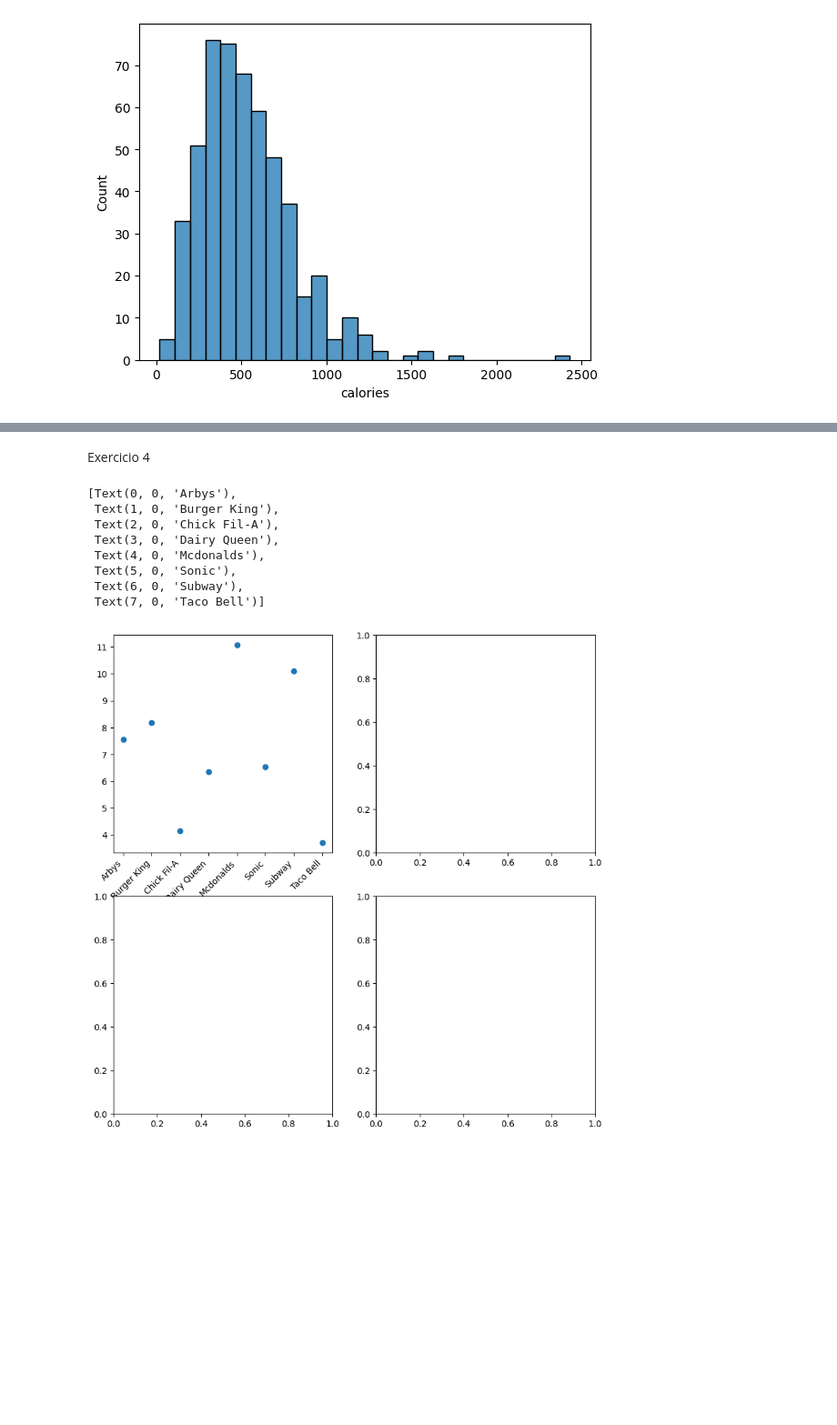
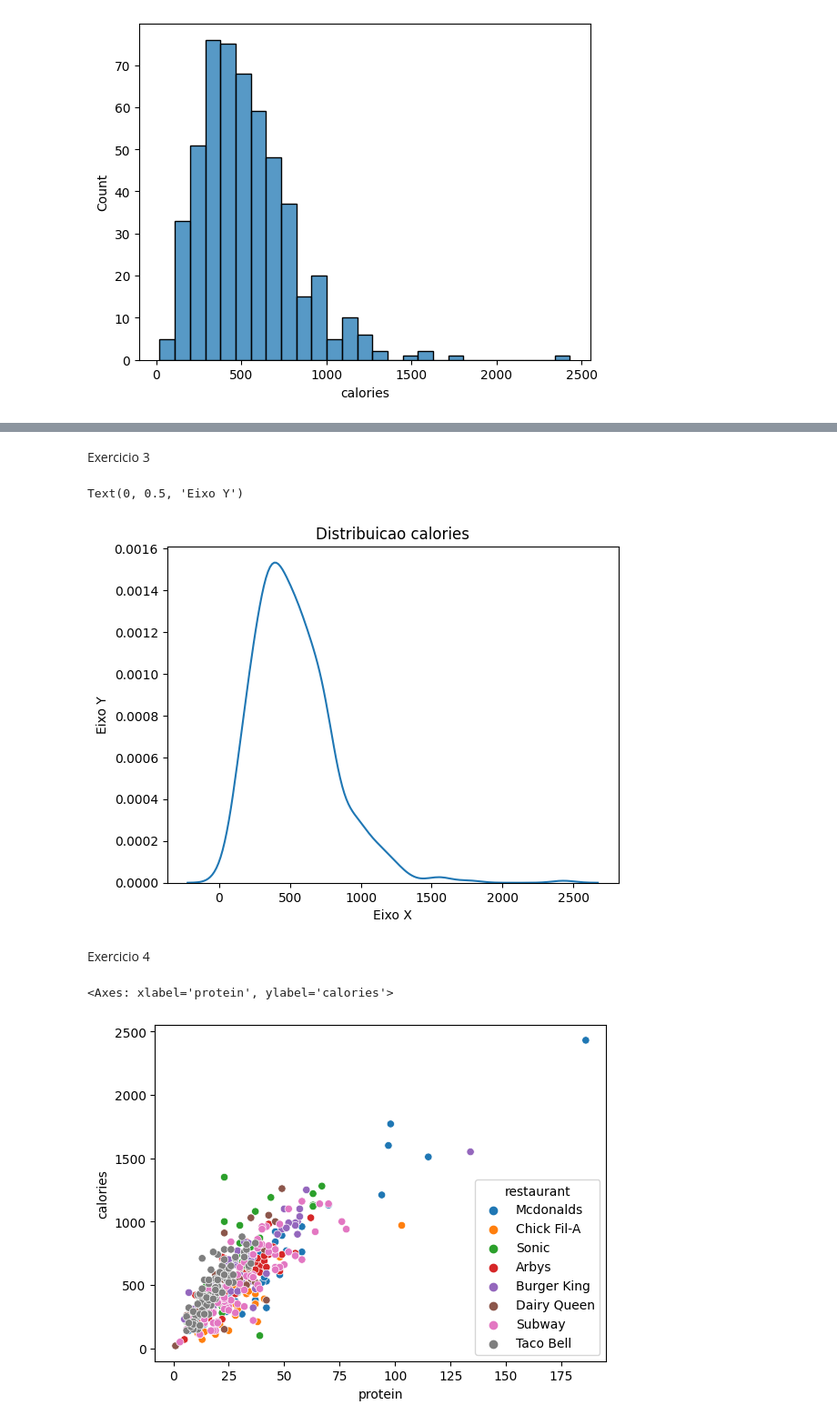
Before and after one commit to TgdaAlmeida/aula_coderhouse, a Jupyter notebook: CURSO_CODER/Aula11Exercicios.ipynb, the cells around one changed output, grey strips where cells are left out. Shown at 91% size. Drawn from its saved outputs; the diff is of its cells as text; code cells hidden in the pictures; blank space fills up the shorter version.

```diff
--- a/CURSO_CODER/Aula11Exercicios.ipynb
+++ b/CURSO_CODER/Aula11Exercicios.ipynb
@@ -49,16 +44,20 @@ plt.show()
+# %% [markdown]
+Exercicio 3
+# %%
+fig, ax = plt.subplots()
+sns.kdeplot(x= fastfood['calories'], data = fastfood, ax = ax)
+ax.set_title('Distribuicao calories')
+ax.set_xlabel('Eixo X')
+ax.set_ylabel('Eixo Y')
+# %% [output]
+Text(0, 0.5, 'Eixo Y')
+[figure, added]
 # %% [markdown]
 Exercicio 4
 # %%
-fig, axs = plt.subplots(2,2,figsize = (10,10))#3,1, figsize = (8,12)
-axs[0,0].scatter(x = fastfood2['restaurant'], y = fastfood2['sugar'])
-axs[0,0].set_xticklabels(fastfood2['restaurant'], rotation=45, ha='right')
+fig1, ax1 = plt.subplots()#3,1, figsize = (8,12)
+sns.scatterplot(x = fastfood['protein'], y = fastfood['calories'], data = fastfood, hue= fastfood['restaurant'], ax = ax1)
+#axs[0,0].set_xticklabels(fastfood2['restaurant'], rotation=45, ha='right')
 # %% [output]
-[Text(0, 0, 'Arbys'),
- Text(1, 0, 'Burger King'),
- Text(2, 0, 'Chick Fil-A'),
- Text(3, 0, 'Dairy Queen'),
- Text(4, 0, 'Mcdonalds'),
- Text(5, 0, 'Sonic'),
- Text(6, 0, 'Subway'),
- Text(7, 0, 'Taco Bell')]
+<Axes: xlabel='protein', ylabel='calories'>
-[figure, old version]
+[figure, new version]
```
Also changed, not shown: parts of 2 cells of this notebook, 4 other files.
